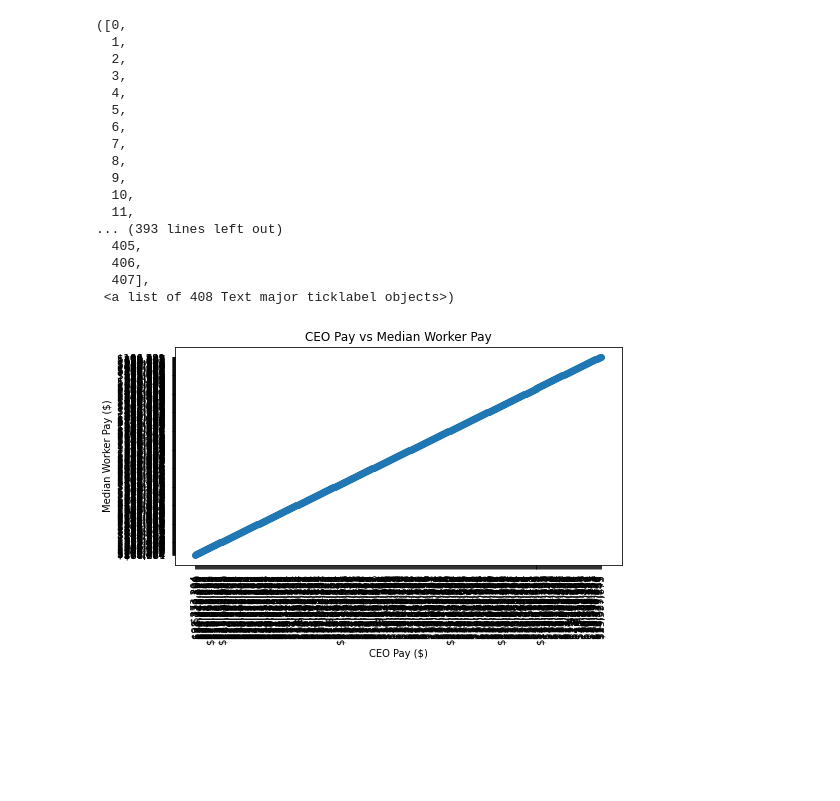
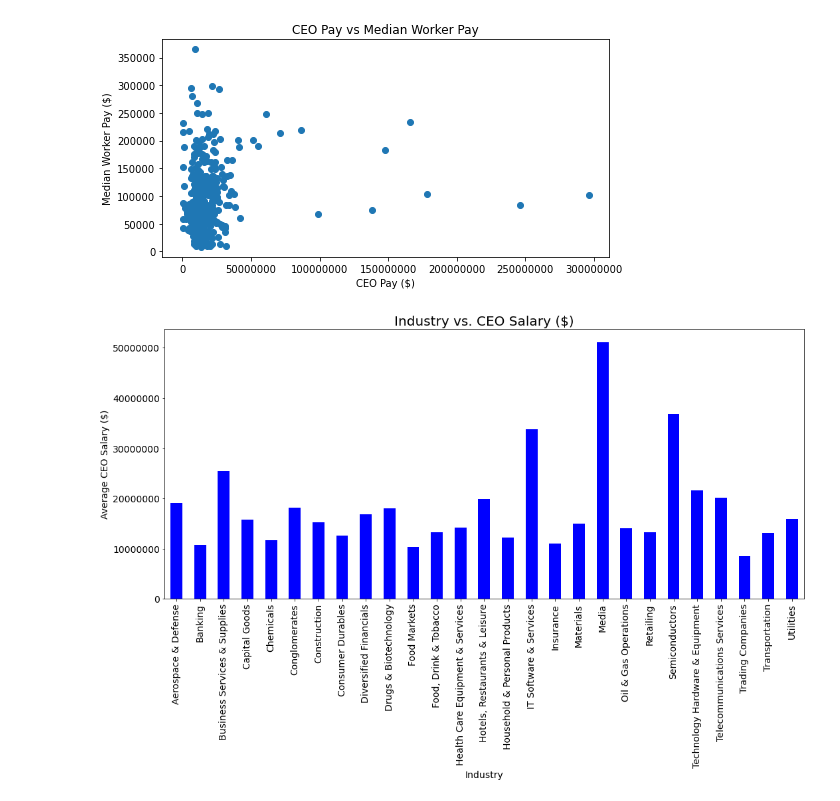
Before and after one commit to allison713/Group6_proj1, a Jupyter notebook: Data/datavisuals.ipynb, the cells around one changed output. Saved outputs shown, nothing was run; the diff lists cells and outputs as text; code cells hidden in the pictures; blank space fills up the shorter version.

```diff
--- a/Data/datavisuals.ipynb
+++ b/Data/datavisuals.ipynb
@@ -12,37 +13,20 @@ merged_df = pd.read_csv(csv_file)
 # %%
 # Trend in Ceo pay vs Median Income
 
 #Taking the dollar and comma symbols out of the numbers before the graph reads them.
-x_values = merged_df["CEO Salary"].str.replace(',', '').str.replace("$", "").astype(int)
-y_values = merged_df['Median Worker Pay'].str.replace(',', '').str.replace("$", "").astype(int)
+x_values = merged_df["CEO Salary"]
+y_values = merged_df['Median Worker Pay']
 
 plt.figure(figsize = (8,4))
 plt.scatter(x_values,y_values)
 plt.xlabel("CEO Pay ($)")
 plt.ylabel("Median Worker Pay ($)")
 plt.title("CEO Pay vs Median Worker Pay")
-plt.xticks(rotation=90)
+#plt.xticks(rotation=90)
 # Change x axis labels to plain numbers, other option is "scientific"
 plt.ticklabel_format(axis='x',style='plain')
 
 # Save the figure
 #plt.savefig(r"E:/Downloads/Group6_proj1/Visuals/CEOoutrageous.png")
 # %% [output]
-([0,
-  1,
-  2,
-  3,
-  4,
-  5,
-  6,
-  7,
-  8,
-  9,
-  10,
-  11,
-... (393 lines left out)
-  405,
-  406,
-  407],
- <a list of 408 Text major ticklabel objects>)
-[figure, old version]
+[figure, new version]
@@ -58,0 +33,14 @@ plt.ticklabel_format(axis='x',style='plain')
+# %%
+# Group ceo_df by Industry. Compare median or mean CEO pay in categories = industry
+# Histogram/bar graph
+industry_group = merged_df.groupby(merged_df["Industry"]).mean()["CEO Salary"]
+industry_group
+plot = industry_group.plot.bar(figsize=(15,10), color='b',fontsize = 14)
+plt.xlabel("Industry",fontsize = 14)
+plt.ylabel("Average CEO Salary ($)",fontsize = 14)
+plt.title("Industry vs. CEO Salary ($)",fontsize = 20)
+plt.ticklabel_format(axis='y',style='plain')
+plt.tight_layout()
+plt.show()
+# %% [output]
+[figure, added]
```
Also changed, not shown: parts of 9 cells of this notebook, 2 other files.
